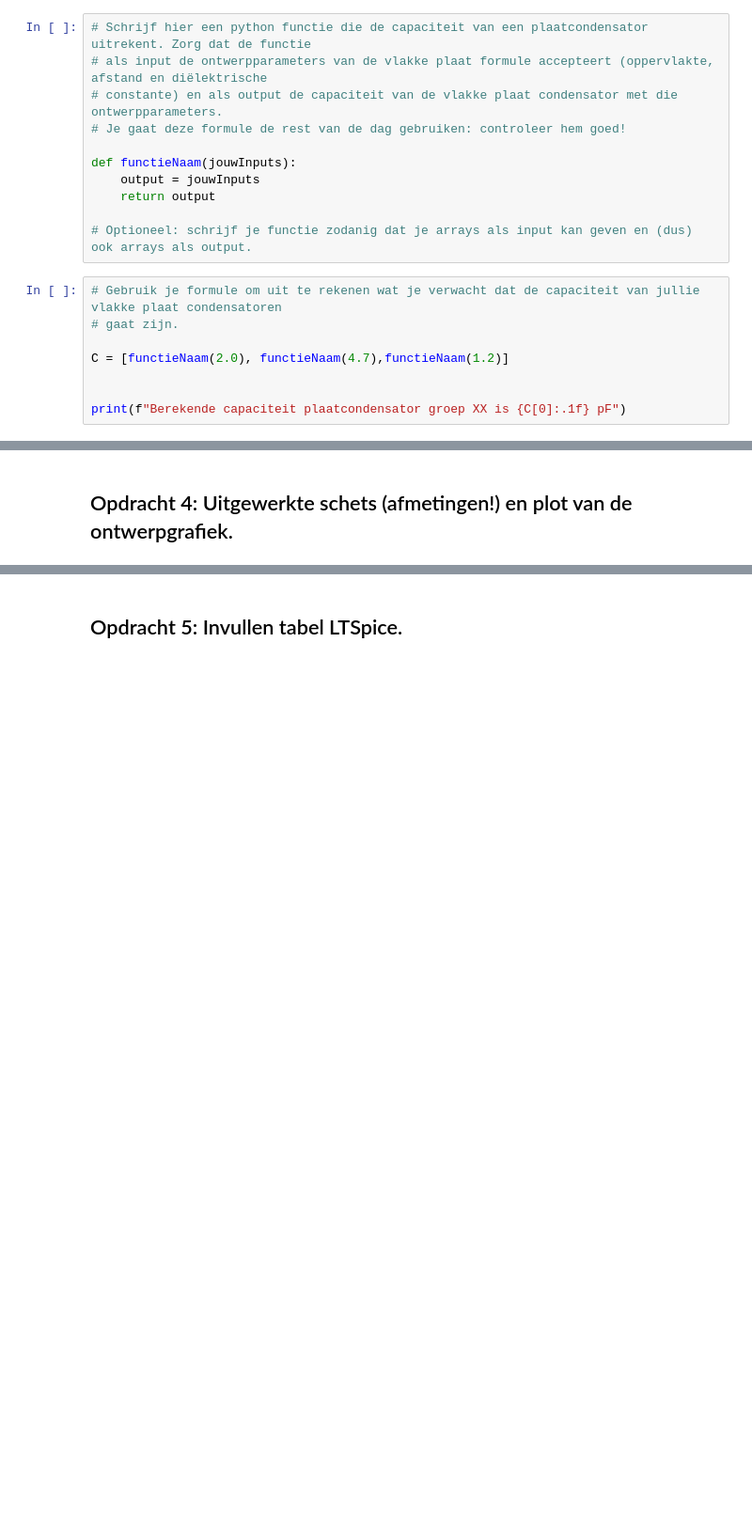
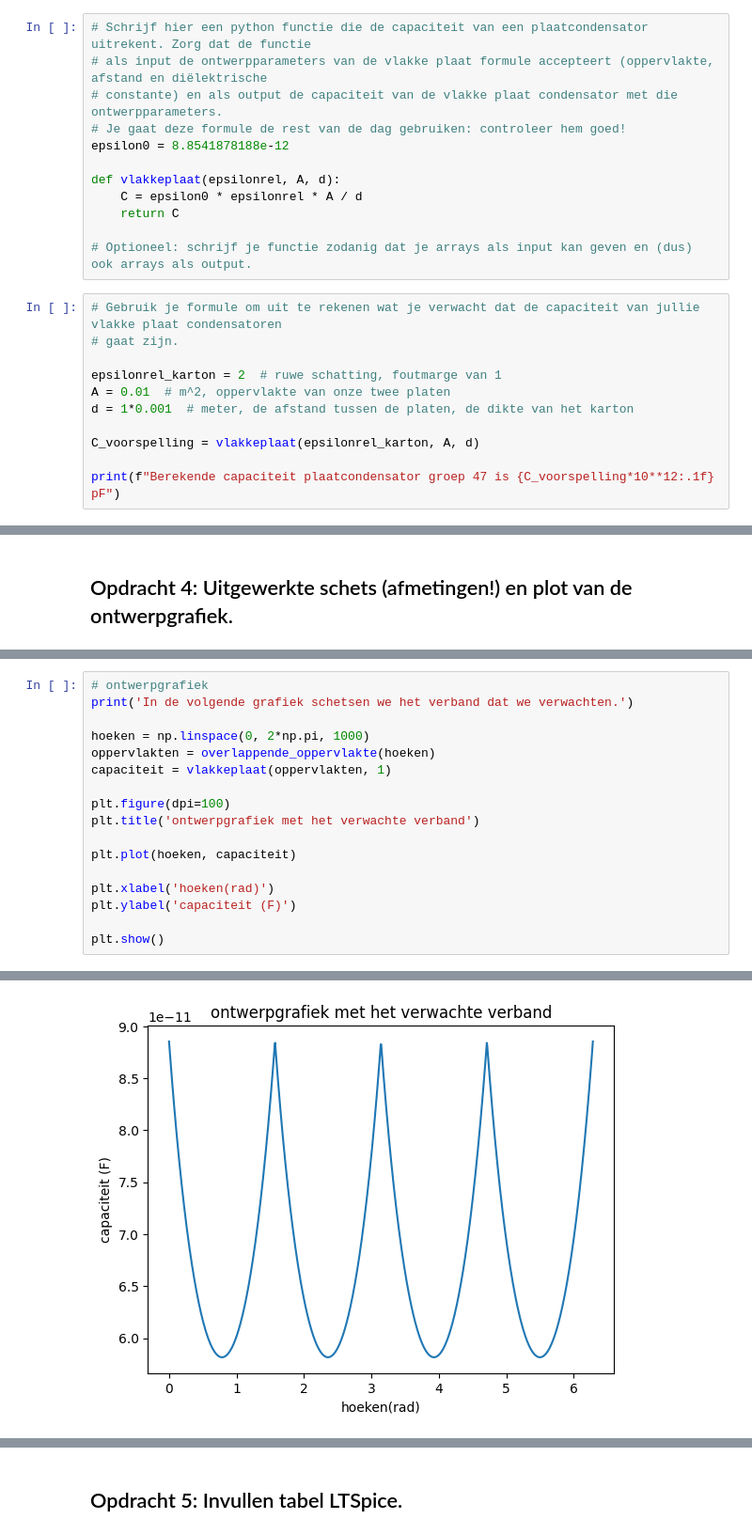
Before and after one commit to JohnSia1111/DEF-D-Doc, a Jupyter notebook: FysiekeOntwerpopdrachten/2OntwerpEenSensorCondensator/DEFOntwerpopdracht2OntwerpEenSensorInvulTemplate.ipynb, the cells around one changed output, grey strips where cells are left out. Shown at 94% size. Saved outputs shown, nothing was run; the diff lists cells and outputs as text; blank space fills up the shorter version.

Commit message:
tussentijdse commit

```diff
--- a/FysiekeOntwerpopdrachten/2OntwerpEenSensorCondensator/DEFOntwerpopdracht2OntwerpEenSensorInvulTemplate.ipynb
+++ b/FysiekeOntwerpopdrachten/2OntwerpEenSensorCondensator/DEFOntwerpopdracht2OntwerpEenSensorInvulTemplate.ipynb
@@ -28,18 +32,22 @@ Aan het einde van deze ontwerpopdracht lever je als groep één gezamenlijk note
 # als input de ontwerpparameters van de vlakke plaat formule accepteert (oppervlakte, afstand en diëlektrische
 # constante) en als output de capaciteit van de vlakke plaat condensator met die ontwerpparameters.
 # Je gaat deze formule de rest van de dag gebruiken: controleer hem goed!
+epsilon0 = 8.8541878188e-12
 
-def functieNaam(jouwInputs):
-    output = jouwInputs
-    return output
+def vlakkeplaat(epsilonrel, A, d):
+    C = epsilon0 * epsilonrel * A / d
+    return C
 
 # Optioneel: schrijf je functie zodanig dat je arrays als input kan geven en (dus) ook arrays als output.
 # %%
 # Gebruik je formule om uit te rekenen wat je verwacht dat de capaciteit van jullie vlakke plaat condensatoren
 # gaat zijn.
 
-C = [functieNaam(2.0), functieNaam(4.7),functieNaam(1.2)]
+epsilonrel_karton = 2  # ruwe schatting, foutmarge van 1
+A = 0.01  # m^2, oppervlakte van onze twee platen
+d = 1*0.001  # meter, de afstand tussen de platen, de dikte van het karton
 
+C_voorspelling = vlakkeplaat(epsilonrel_karton, A, d)
 
-print(f"Berekende capaciteit plaatcondensator groep XX is {C[0]:.1f} pF")
+print(f"Berekende capaciteit plaatcondensator groep 47 is {C_voorspelling*10**12:.1f} pF")
 # %% [output]
@@ -74,0 +111,18 @@ Pas deze tekst aan: Wij gaan een sensor maken die X meet.
+# %%
+# ontwerpgrafiek
+print('In de volgende grafiek schetsen we het verband dat we verwachten.')
+
+hoeken = np.linspace(0, 2*np.pi, 1000)
+oppervlakten = overlappende_oppervlakte(hoeken)
+capaciteit = vlakkeplaat(oppervlakten, 1)
+
+plt.figure(dpi=100)
+plt.title('ontwerpgrafiek met het verwachte verband')
+
+plt.plot(hoeken, capaciteit)
+
+plt.xlabel('hoeken(rad)')
+plt.ylabel('capaciteit (F)')
+
+plt.show()
+# %% [output]
@@ -74,0 +130 @@ Pas deze tekst aan: Wij gaan een sensor maken die X meet.
+[figure, added]
```
Also changed, not shown: parts of 9 cells of this notebook, 1 other file.
